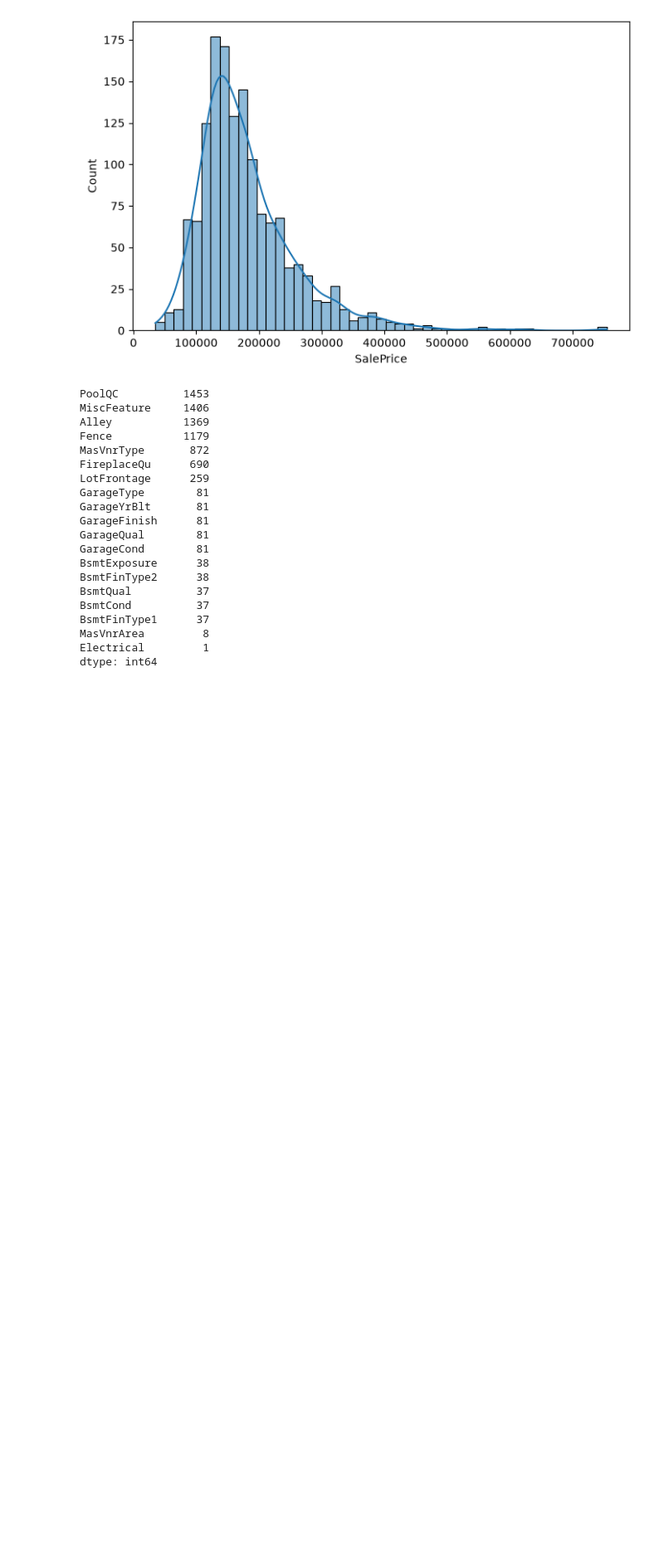
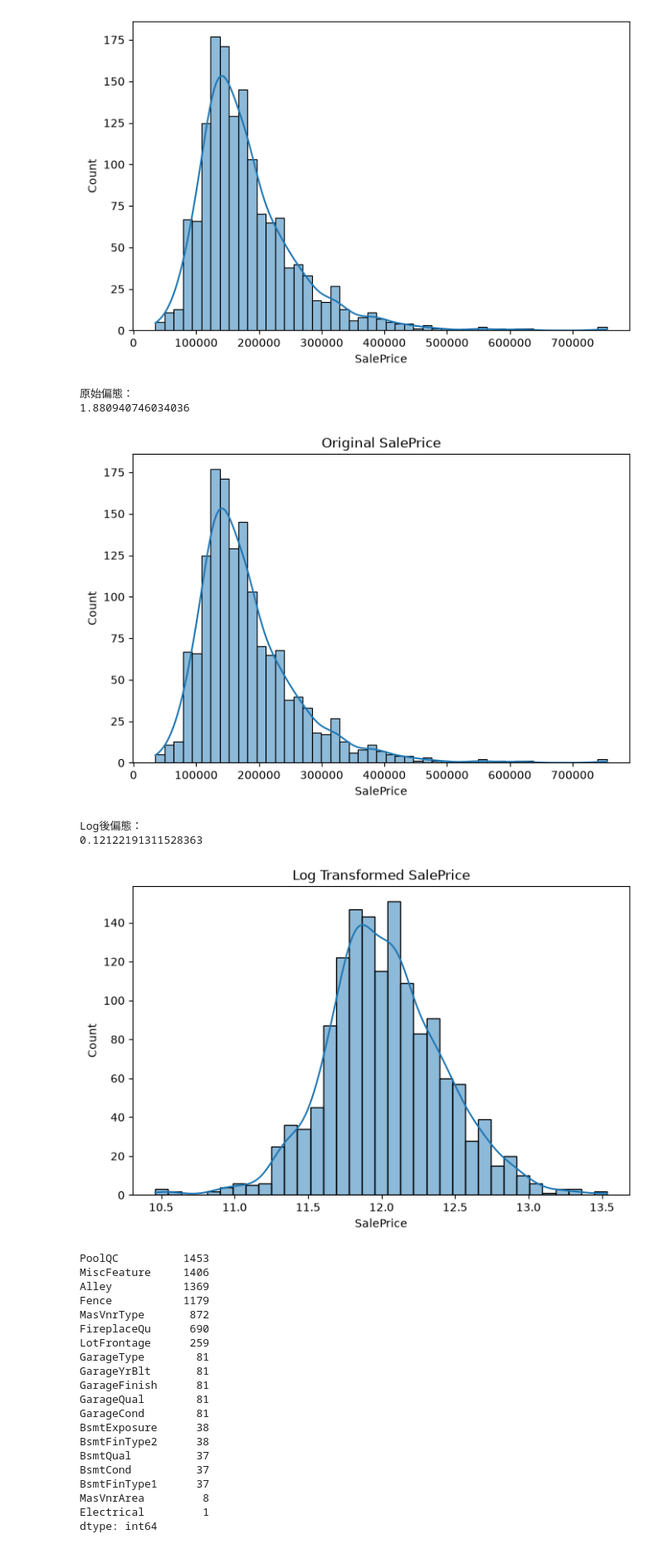
Before and after one commit to 11246014/kagggggle-9, a Jupyter notebook: notebooks/eda.ipynb, the cells around one changed output. Shown at 83% size. Drawn from its saved outputs; the diff is of its cells as text; code cells hidden in the pictures; blank space fills up the shorter version.

```diff
--- a/notebooks/eda.ipynb
+++ b/notebooks/eda.ipynb
@@ -64,6 +64,38 @@ sns.histplot(train["SalePrice"], kde=True)
 plt.show()
 # %% [output]
 [figure]
+# %%
+# SalePrice 偏態分析
+
+from scipy.stats import skew
+import numpy as np
+import seaborn as sns
+import matplotlib.pyplot as plt
+
+print("原始偏態：")
+print(skew(train["SalePrice"]))
+
+plt.figure(figsize=(8,5))
+sns.histplot(train["SalePrice"], kde=True)
+plt.title("Original SalePrice")
+plt.show()
+
+saleprice_log = np.log1p(train["SalePrice"])
+
+print("Log後偏態：")
+print(skew(saleprice_log))
+
+plt.figure(figsize=(8,5))
+sns.histplot(saleprice_log, kde=True)
+plt.title("Log Transformed SalePrice")
+plt.show()
+# %% [output]
+原始偏態：
+1.880940746034036
+[figure, added]
+Log後偏態：
+0.12122191311528363
+[figure, added]
 # %%
 # 找缺失值
 missing = train.isnull().sum()
```
Also changed, not shown: parts of 2 cells of this notebook, 2 other files.
